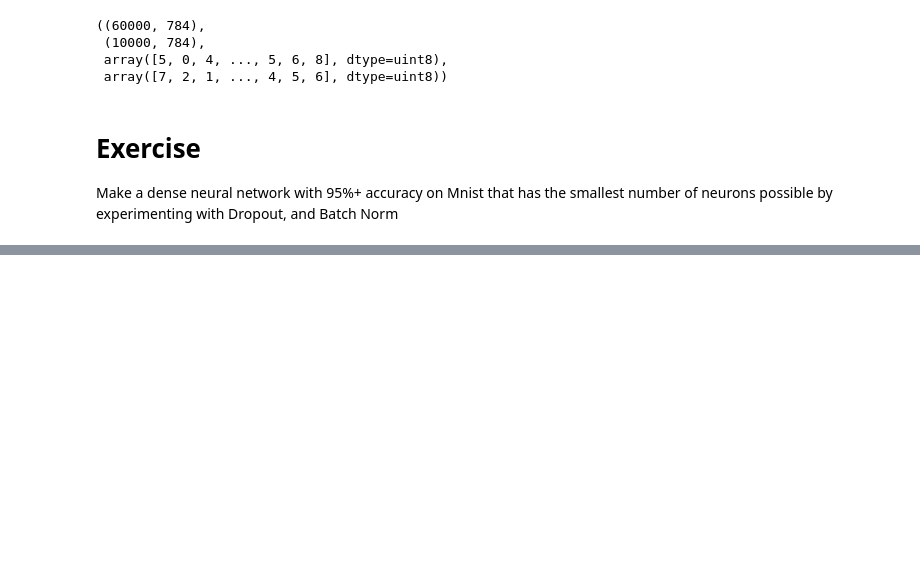
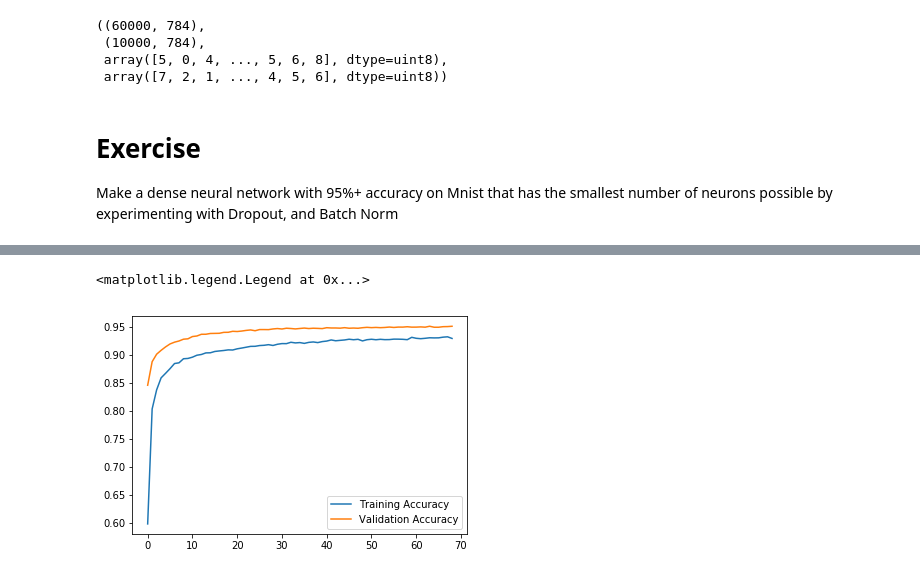
Before and after one commit to oliverfoster27/Practical-Machine-Learning, a Jupyter notebook: Week 7/C7_Exercises.ipynb, the cells around one changed output, grey strips where cells are left out. Saved outputs shown, nothing was run; the diff lists cells and outputs as text; code cells hidden in the pictures; blank space fills up the shorter version.

```diff
--- a/Week 7/C7_Exercises.ipynb
+++ b/Week 7/C7_Exercises.ipynb
@@ -88,5 +112,5 @@ def find_minimal_network(features, output):
           # If we've satisfied 95% accuracy leave the learning rate grid
           return res
 # %%
-find_minimal_network(X_train, y_train)
+optimal_network = find_minimal_network(X_train, y_train)
 # %% [output]
@@ -110,0 +136,32 @@ KeyboardInterrupt: ignored
+# %%
+from keras.models import Sequential
+
+input_dense = optimal_network['Input Dense Layer Size']
+learning_rate = optimal_network['Learning Rate']
+p = optimal_network['Dropout Proportion']
+
+print("\nNumber of Dense Nodes: {}".format(input_dense))
+print("Learning Rate: {}".format(learning_rate))
+print("Dropout P: {}\n".format(p))
+
+K.clear_session()
+
+model = Sequential()
+
+model.add(Dense(input_dense, activation='relu', input_shape=(784,)))
+model.add(Dropout(p))
+model.add(BatchNormalization())
+model.add(Dense(10, activation='softmax'))
+
+callback_list = [EarlyStopping(monitor='val_acc', mode='max',
+                               verbose=0, patience=5)]
+
+optimizer = Adam(lr=learning_rate)
+model.compile(optimizer=optimizer,
+             loss='sparse_categorical_crossentropy',
+             metrics=['accuracy'])
+
+model.summary()
+
+h = model.fit(X_train, y_train, epochs=100, validation_split=0.3,
+             callbacks=callback_list, verbose=1)
@@ -110,0 +186,7 @@ KeyboardInterrupt: ignored
+# %%
+plt.plot(h.history['acc'], label='Training Accuracy')
+plt.plot(h.history['val_acc'], label='Validation Accuracy')
+plt.legend()
+# %% [output]
+<matplotlib.legend.Legend at 0x...>
+[figure, added]
```
Also changed, not shown: parts of 6 cells of this notebook.
